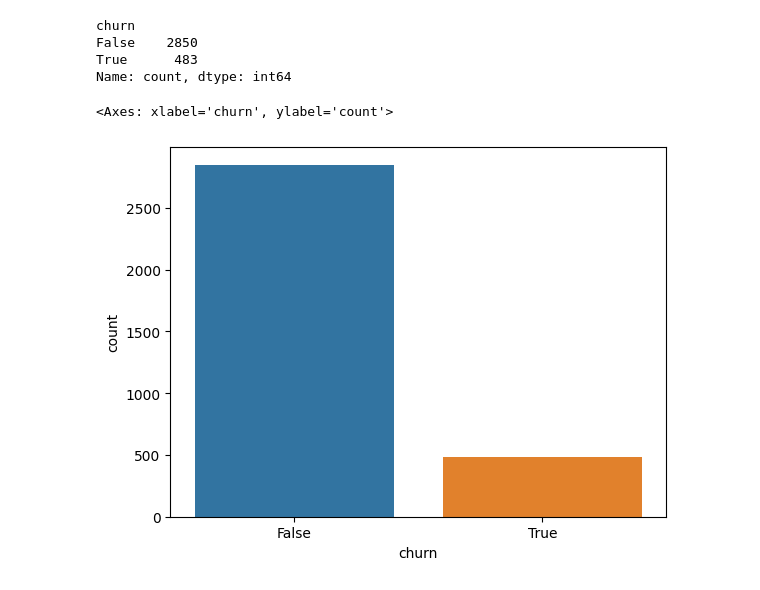
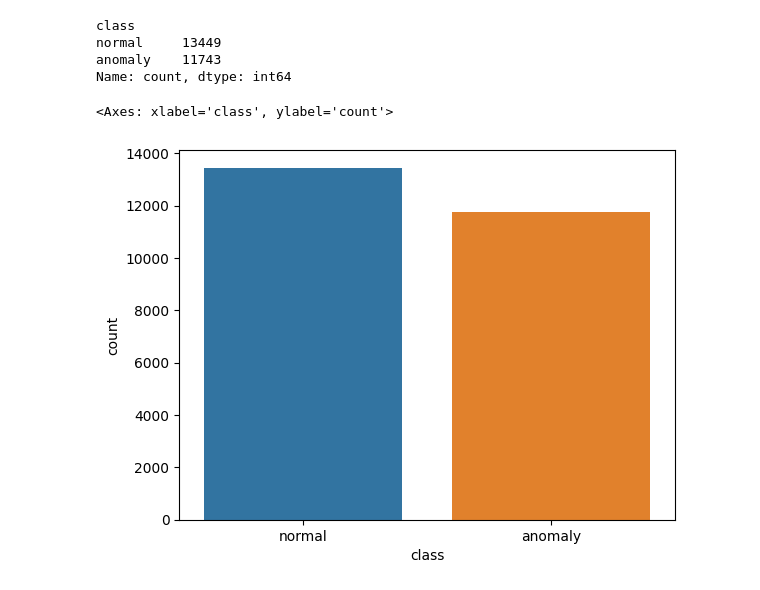
Before and after one commit to ferpinedax1/telecom_ml, a Jupyter notebook: intrusion.ipynb, the cells around one changed output. Saved outputs shown, nothing was run; the diff lists cells and outputs as text; code cells hidden in the pictures.

```diff
--- a/intrusion.ipynb
+++ b/intrusion.ipynb
@@ -12,7 +12,8 @@ import seaborn as sns
 # %%
 # Abrir dataset churn
 
-df = pd.read_csv("telecom_churn.csv")
+df = pd.read_csv("Train_data_intrusion.csv")
+df_test = pd.read_csv("Test_data_intrusion.csv")
 
 # Verificar el dataset
 df.head()
@@ -81,18 +91,18 @@ df[features].describe()
 # %%
-# Si revisamos la variable objetico churn, podemos ver que es un dataset desbalanceado
+# Si revisamos la variable objetivo, podemos ver que hay un desbalanceo de clases
 
-df['churn'].value_counts()
+df['class'].value_counts()
 # %% [output]
-churn
-False    2850
-True      483
+class
+normal     13449
+anomaly    11743
 Name: count, dtype: int64
 # %%
 # Grafico de barras de la variable churn
-sns.countplot(x='churn', data = df)
+sns.countplot(x='class', data = df)
 # %% [output]
-<Axes: xlabel='churn', ylabel='count'>
+<Axes: xlabel='class', ylabel='count'>
-[figure, old version]
+[figure, new version]
 # %%
 # Seleccionamos las variables numericas
 numerical = list(df.dtypes[df.dtypes != 'object'].index)
```
Also changed, not shown: parts of 37 cells of this notebook, 1 other file.
